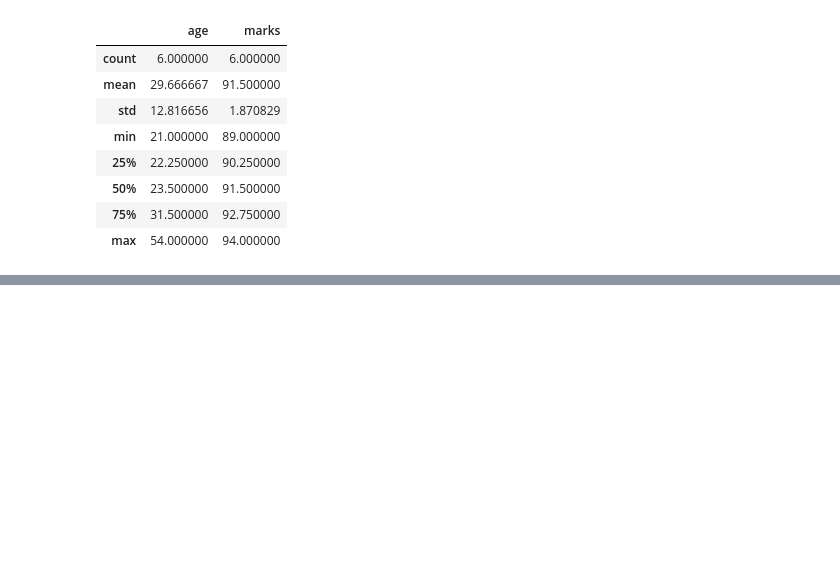
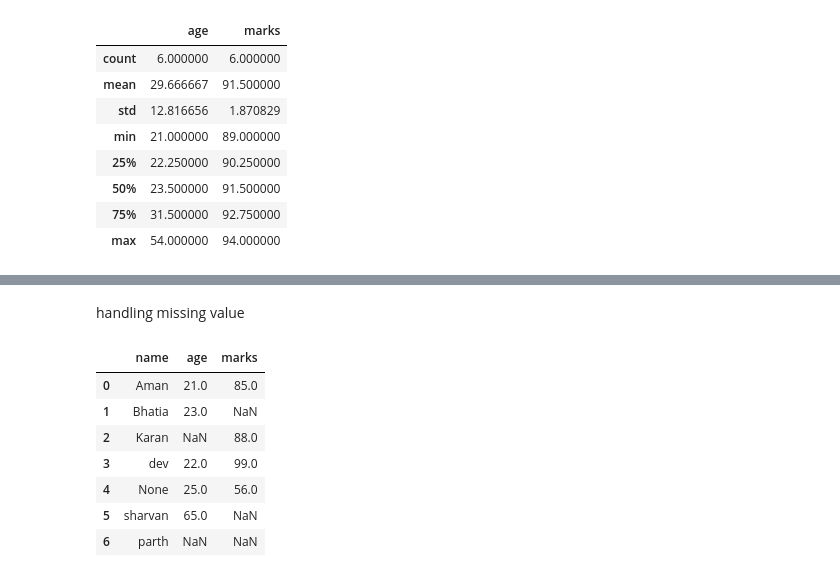
Before and after one commit to devjarsaniya/Foundation-of-Machine-Learning-Numpy_Dev, a Jupyter notebook: cse273.ipynb, the cells around one changed output, grey strips where cells are left out. Cells and saved outputs as stored; diff of their text form; code cells hidden in the pictures; blank space fills up the shorter version.

```diff
--- a/cse273.ipynb
+++ b/cse273.ipynb
@@ -149,0 +210,19 @@ df.describe()
+# %% [markdown]
+handling missing value
+# %%
+df=pd.DataFrame({
+    "name":["Aman","Bhatia","Karan","dev",None,"sharvan","parth"],
+    "age":[21,23,None,22,25,65, None],
+    "marks": [85,None,88,99,56,None, None]
+})
+
+df
+# %% [output]
+|  | name | age | marks |
+| 0 | Aman | 21.0 | 85.0 |
+| 1 | Bhatia | 23.0 | NaN |
+| 2 | Karan | NaN | 88.0 |
+| 3 | dev | 22.0 | 99.0 |
+| 4 | None | 25.0 | 56.0 |
+| 5 | sharvan | 65.0 | NaN |
+| 6 | parth | NaN | NaN |
```
Also changed, not shown: parts of 11 cells of this notebook.
